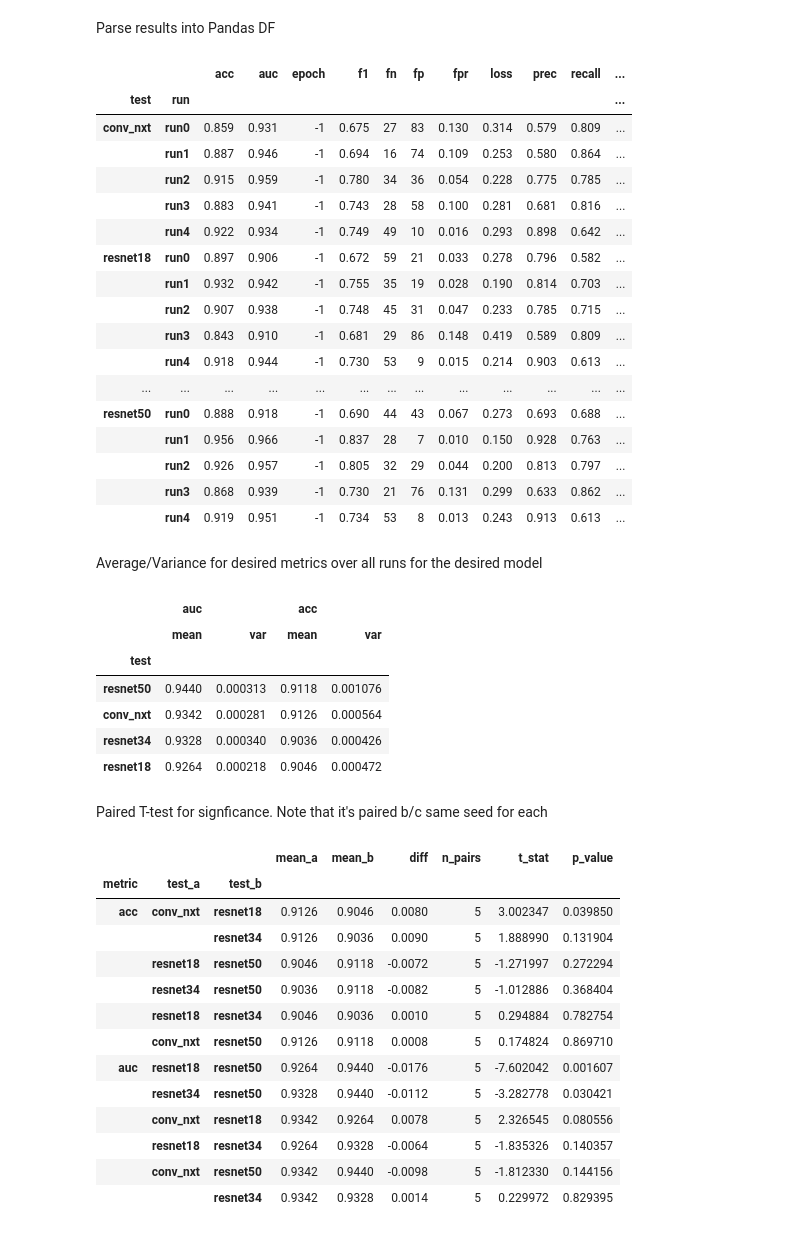
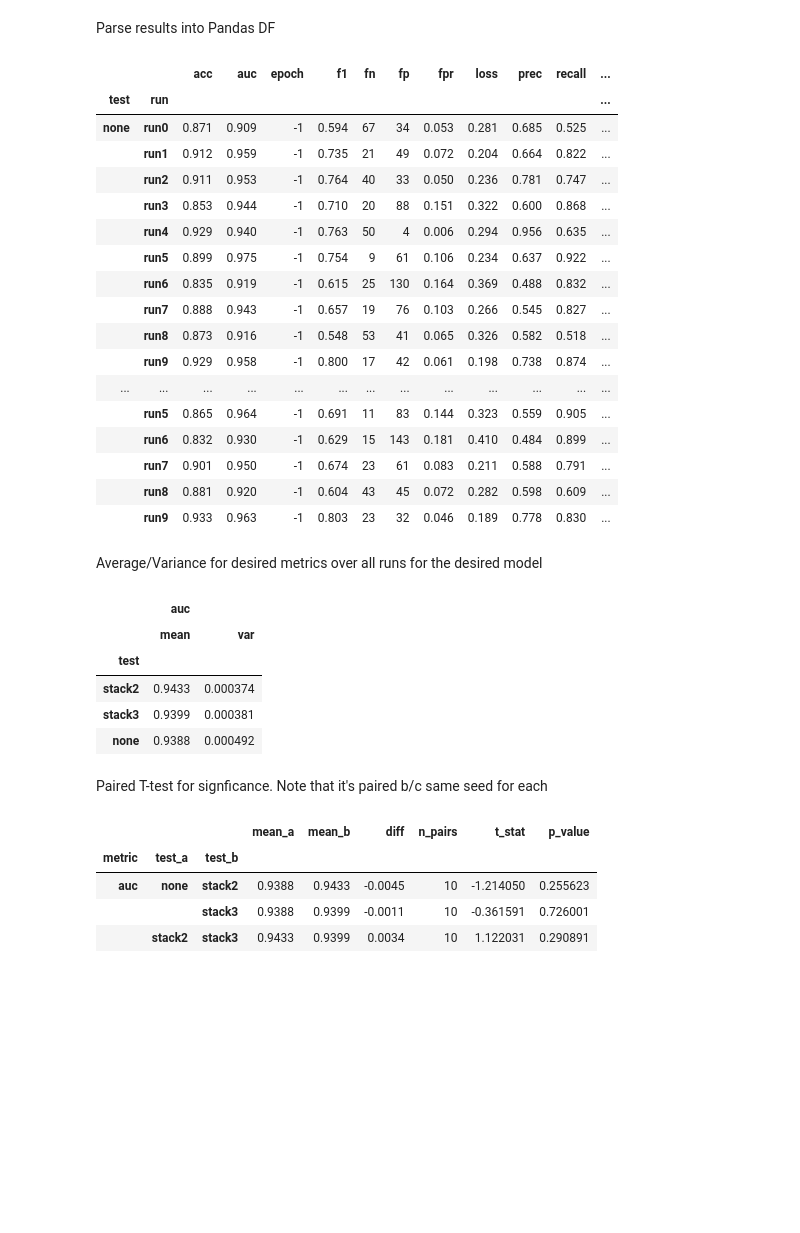
Before and after one commit to MedicalVisionGroup/FetalBrainIQA, a Jupyter notebook: src/results/results_metrics.ipynb, the cells around one changed output. Saved outputs shown, nothing was run; the diff lists cells and outputs as text; code cells hidden in the pictures; blank space fills up the shorter version.

```diff
--- a/src/results/results_metrics.ipynb
+++ b/src/results/results_metrics.ipynb
@@ -10,12 +10,12 @@ import pandas as pd
 # %% [markdown]
 Entire the desired output_directory, model_name, and metric we care about. Then run all the code below
 # %%
-output_dir = 'models'
+output_dir = 'stack'
 
 output_dir = Path('/data/vision/polina/users/marcusbl/bin_class/outputs') / output_dir
 
 model_name = 'model_loss'
-metrics = ['auc', 'acc']
+metrics = ['auc']
 # %% [markdown]
 Parse results into Pandas DF
 # %%
@@ -50,22 +50,22 @@ df['model_auc']
 # %% [output]
 |  |  | acc | auc | epoch | f1 | fn | fp | fpr | loss | prec | recall | ... |
 | test | run |  |  |  |  |  |  |  |  |  |  | ... |
-| conv_nxt | run0 | 0.859 | 0.931 | -1 | 0.675 | 27 | 83 | 0.130 | 0.314 | 0.579 | 0.809 | ... |
-|  | run1 | 0.887 | 0.946 | -1 | 0.694 | 16 | 74 | 0.109 | 0.253 | 0.580 | 0.864 | ... |
-|  | run2 | 0.915 | 0.959 | -1 | 0.780 | 34 | 36 | 0.054 | 0.228 | 0.775 | 0.785 | ... |
-|  | run3 | 0.883 | 0.941 | -1 | 0.743 | 28 | 58 | 0.100 | 0.281 | 0.681 | 0.816 | ... |
-|  | run4 | 0.922 | 0.934 | -1 | 0.749 | 49 | 10 | 0.016 | 0.293 | 0.898 | 0.642 | ... |
-| resnet18 | run0 | 0.897 | 0.906 | -1 | 0.672 | 59 | 21 | 0.033 | 0.278 | 0.796 | 0.582 | ... |
-|  | run1 | 0.932 | 0.942 | -1 | 0.755 | 35 | 19 | 0.028 | 0.190 | 0.814 | 0.703 | ... |
-|  | run2 | 0.907 | 0.938 | -1 | 0.748 | 45 | 31 | 0.047 | 0.233 | 0.785 | 0.715 | ... |
-|  | run3 | 0.843 | 0.910 | -1 | 0.681 | 29 | 86 | 0.148 | 0.419 | 0.589 | 0.809 | ... |
-|  | run4 | 0.918 | 0.944 | -1 | 0.730 | 53 | 9 | 0.015 | 0.214 | 0.903 | 0.613 | ... |
+| none | run0 | 0.871 | 0.909 | -1 | 0.594 | 67 | 34 | 0.053 | 0.281 | 0.685 | 0.525 | ... |
+|  | run1 | 0.912 | 0.959 | -1 | 0.735 | 21 | 49 | 0.072 | 0.204 | 0.664 | 0.822 | ... |
+|  | run2 | 0.911 | 0.953 | -1 | 0.764 | 40 | 33 | 0.050 | 0.236 | 0.781 | 0.747 | ... |
+|  | run3 | 0.853 | 0.944 | -1 | 0.710 | 20 | 88 | 0.151 | 0.322 | 0.600 | 0.868 | ... |
+|  | run4 | 0.929 | 0.940 | -1 | 0.763 | 50 | 4 | 0.006 | 0.294 | 0.956 | 0.635 | ... |
+|  | run5 | 0.899 | 0.975 | -1 | 0.754 | 9 | 61 | 0.106 | 0.234 | 0.637 | 0.922 | ... |
+|  | run6 | 0.835 | 0.919 | -1 | 0.615 | 25 | 130 | 0.164 | 0.369 | 0.488 | 0.832 | ... |
+|  | run7 | 0.888 | 0.943 | -1 | 0.657 | 19 | 76 | 0.103 | 0.266 | 0.545 | 0.827 | ... |
+|  | run8 | 0.873 | 0.916 | -1 | 0.548 | 53 | 41 | 0.065 | 0.326 | 0.582 | 0.518 | ... |
+|  | run9 | 0.929 | 0.958 | -1 | 0.800 | 17 | 42 | 0.061 | 0.198 | 0.738 | 0.874 | ... |
 | ... | ... | ... | ... | ... | ... | ... | ... | ... | ... | ... | ... | ... |
-| resnet50 | run0 | 0.888 | 0.918 | -1 | 0.690 | 44 | 43 | 0.067 | 0.273 | 0.693 | 0.688 | ... |
-|  | run1 | 0.956 | 0.966 | -1 | 0.837 | 28 | 7 | 0.010 | 0.150 | 0.928 | 0.763 | ... |
-|  | run2 | 0.926 | 0.957 | -1 | 0.805 | 32 | 29 | 0.044 | 0.200 | 0.813 | 0.797 | ... |
-|  | run3 | 0.868 | 0.939 | -1 | 0.730 | 21 | 76 | 0.131 | 0.299 | 0.633 | 0.862 | ... |
-|  | run4 | 0.919 | 0.951 | -1 | 0.734 | 53 | 8 | 0.013 | 0.243 | 0.913 | 0.613 | ... |
+|  | run5 | 0.865 | 0.964 | -1 | 0.691 | 11 | 83 | 0.144 | 0.323 | 0.559 | 0.905 | ... |
+|  | run6 | 0.832 | 0.930 | -1 | 0.629 | 15 | 143 | 0.181 | 0.410 | 0.484 | 0.899 | ... |
+|  | run7 | 0.901 | 0.950 | -1 | 0.674 | 23 | 61 | 0.083 | 0.211 | 0.588 | 0.791 | ... |
+|  | run8 | 0.881 | 0.920 | -1 | 0.604 | 43 | 45 | 0.072 | 0.282 | 0.598 | 0.609 | ... |
+|  | run9 | 0.933 | 0.963 | -1 | 0.803 | 23 | 32 | 0.046 | 0.189 | 0.778 | 0.830 | ... |
 # %% [markdown]
 Average/Variance for desired metrics over all runs for the desired model
 # %%
@@ -77,13 +77,12 @@ stats = stats.sort_values(by=('auc', 'mean'), ascending=False)
 
 stats[[(metric, stat) for metric in metrics for stat in ['mean', 'var']]]
 # %% [output]
-|  | auc |  | acc |  |
-|  | mean | var | mean | var |
-| test |  |  |  |  |
-| resnet50 | 0.9440 | 0.000313 | 0.9118 | 0.001076 |
-| conv_nxt | 0.9342 | 0.000281 | 0.9126 | 0.000564 |
-| resnet34 | 0.9328 | 0.000340 | 0.9036 | 0.000426 |
-| resnet18 | 0.9264 | 0.000218 | 0.9046 | 0.000472 |
+|  | auc |  |
+|  | mean | var |
+| test |  |  |
+| stack2 | 0.9433 | 0.000374 |
+| stack3 | 0.9399 | 0.000381 |
+| none | 0.9388 | 0.000492 |
 # %% [markdown]
 Paired T-test for signficance. Note that it's paired b/c same seed for each
 # %%
@@ -106,43 +105,34 @@ for metric in metrics:
             join="inner"
         ).dropna()
 
         if len(paired) < 2:
             t_stat = np.nan
             p_value = np.nan
         else:
             t_stat, p_value = ttest_rel(paired["a"], paired["b"])
 
         rows.append({
             "metric": metric,
             "test_a": test_a,
             "test_b": test_b,
             "mean_a": paired["a"].mean() if len(paired) else np.nan,
             "mean_b": paired["b"].mean() if len(paired) else np.nan,
             "diff": (paired["a"] - paired["b"]).mean() if len(paired) else np.nan,
             "n_pairs": len(paired),
             "t_stat": t_stat,
             "p_value": p_value,
         })
 
 paired_tstats = (
     pd.DataFrame(rows)
     .set_index(["metric", "test_a", "test_b"])
-    .sort_values(["metric", "p_value"])
+    # .sort_values(["metric", "p_value"])
 )
 
 paired_tstats
 # %% [output]
 |  |  |  | mean_a | mean_b | diff | n_pairs | t_stat | p_value |
 | metric | test_a | test_b |  |  |  |  |  |  |
-| acc | conv_nxt | resnet18 | 0.9126 | 0.9046 | 0.0080 | 5 | 3.002347 | 0.039850 |
-|  |  | resnet34 | 0.9126 | 0.9036 | 0.0090 | 5 | 1.888990 | 0.131904 |
-|  | resnet18 | resnet50 | 0.9046 | 0.9118 | -0.0072 | 5 | -1.271997 | 0.272294 |
-|  | resnet34 | resnet50 | 0.9036 | 0.9118 | -0.0082 | 5 | -1.012886 | 0.368404 |
-|  | resnet18 | resnet34 | 0.9046 | 0.9036 | 0.0010 | 5 | 0.294884 | 0.782754 |
-|  | conv_nxt | resnet50 | 0.9126 | 0.9118 | 0.0008 | 5 | 0.174824 | 0.869710 |
-| auc | resnet18 | resnet50 | 0.9264 | 0.9440 | -0.0176 | 5 | -7.602042 | 0.001607 |
-|  | resnet34 | resnet50 | 0.9328 | 0.9440 | -0.0112 | 5 | -3.282778 | 0.030421 |
-|  | conv_nxt | resnet18 | 0.9342 | 0.9264 | 0.0078 | 5 | 2.326545 | 0.080556 |
-|  | resnet18 | resnet34 | 0.9264 | 0.9328 | -0.0064 | 5 | -1.835326 | 0.140357 |
-|  | conv_nxt | resnet50 | 0.9342 | 0.9440 | -0.0098 | 5 | -1.812330 | 0.144156 |
-|  |  | resnet34 | 0.9342 | 0.9328 | 0.0014 | 5 | 0.229972 | 0.829395 |
+| auc | none | stack2 | 0.9388 | 0.9433 | -0.0045 | 10 | -1.214050 | 0.255623 |
+|  |  | stack3 | 0.9388 | 0.9399 | -0.0011 | 10 | -0.361591 | 0.726001 |
+|  | stack2 | stack3 | 0.9433 | 0.9399 | 0.0034 | 10 | 1.122031 | 0.290891 |
```
Also changed, not shown: 3 other files.
